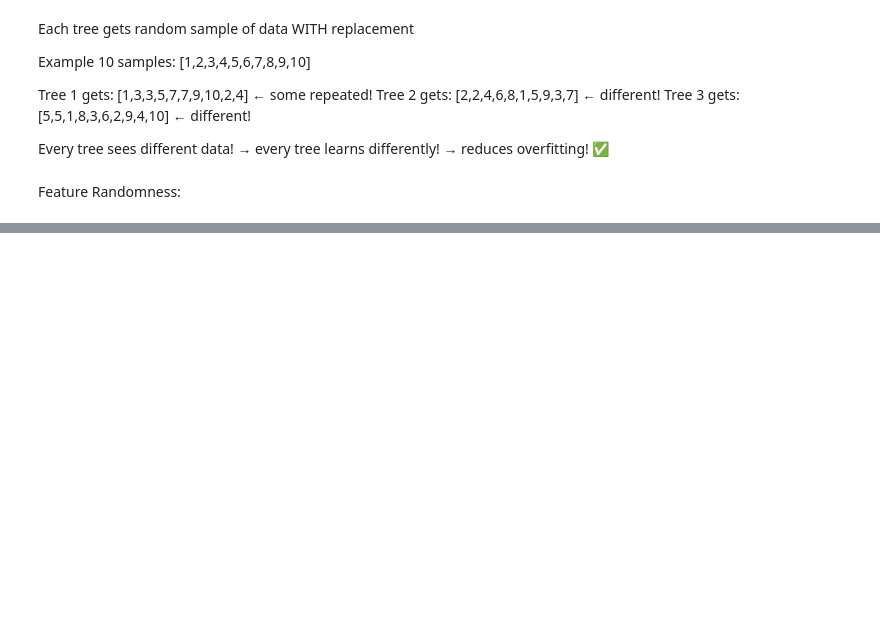
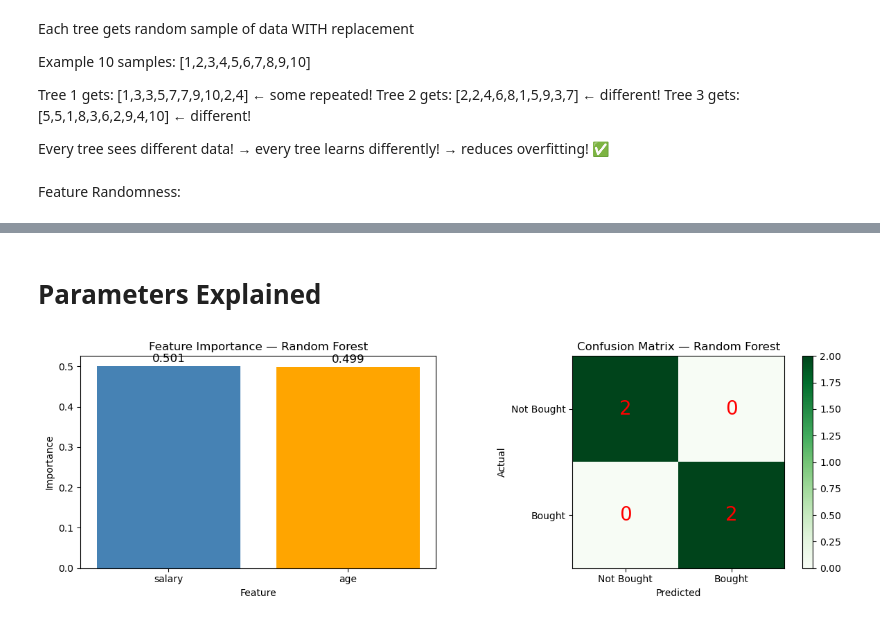
Before and after one commit to ashabakshi/ML_Learning_Clear_basics-, a Jupyter notebook: 04_Random_Forest/04_1_random_forest.ipynb, the cells around one changed output, grey strips where cells are left out. Cells and saved outputs as stored; diff of their text form; code cells hidden in the pictures; blank space fills up the shorter version.

```diff
--- a/04_Random_Forest/04_1_random_forest.ipynb
+++ b/04_Random_Forest/04_1_random_forest.ipynb
@@ -98,0 +169,2 @@ Tree 3 sees: age, gender
+# %% [markdown]
+# Parameters Explained
@@ -98,0 +213,41 @@ Tree 3 sees: age, gender
+# %%
+plt.figure(figsize=(12, 4))
+
+# Plot 1 — Feature Importance
+plt.subplot(1, 2, 1)
+importance = pd.DataFrame({
+    "feature"   : ["age", "salary"],
+    "importance": model.feature_importances_
+}).sort_values("importance", ascending=False)
+
+plt.bar(importance["feature"],
+        importance["importance"],
+        color=["steelblue", "orange"])
+plt.title("Feature Importance — Random Forest")
+plt.xlabel("Feature")
+plt.ylabel("Importance")
+
+# add values on bars
+for i, v in enumerate(importance["importance"]):
+    plt.text(i, v + 0.01, f"{v:.3f}",
+             ha="center", fontsize=12)
+
+# Plot 2 — Confusion Matrix
+plt.subplot(1, 2, 2)
+cm = confusion_matrix(y_test, y_pred)
+plt.imshow(cm, cmap="Greens")
+plt.colorbar()
+plt.title("Confusion Matrix — Random Forest")
+plt.xlabel("Predicted")
+plt.ylabel("Actual")
+plt.xticks([0,1], ["Not Bought", "Bought"])
+plt.yticks([0,1], ["Not Bought", "Bought"])
+for i in range(2):
+    for j in range(2):
+        plt.text(j, i, cm[i,j],
+                ha="center", va="center",
+                color="red", fontsize=20)
+plt.tight_layout()
+plt.show()
+# %% [output]
+[figure, added]
```
Also changed, not shown: parts of 7 cells of this notebook, 1 other file.
